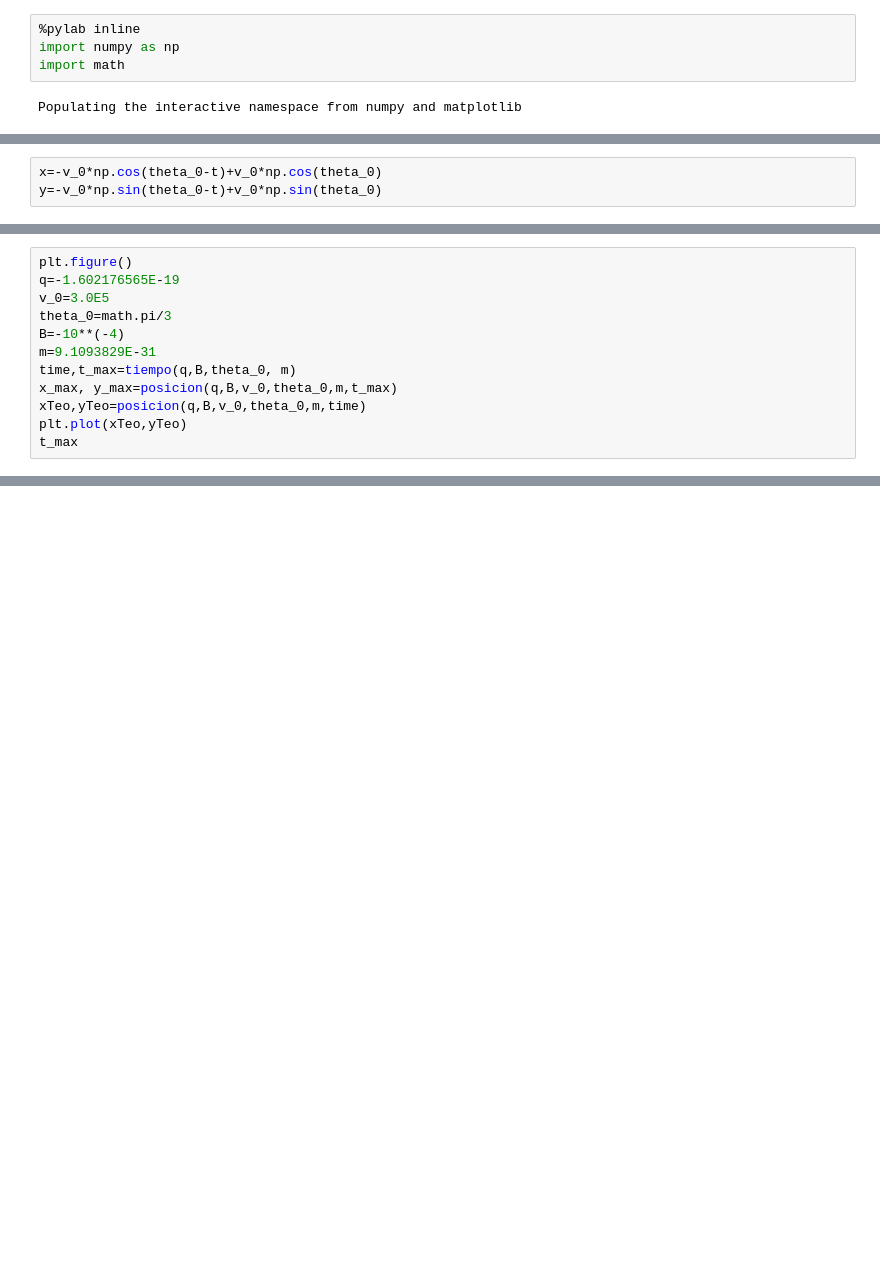
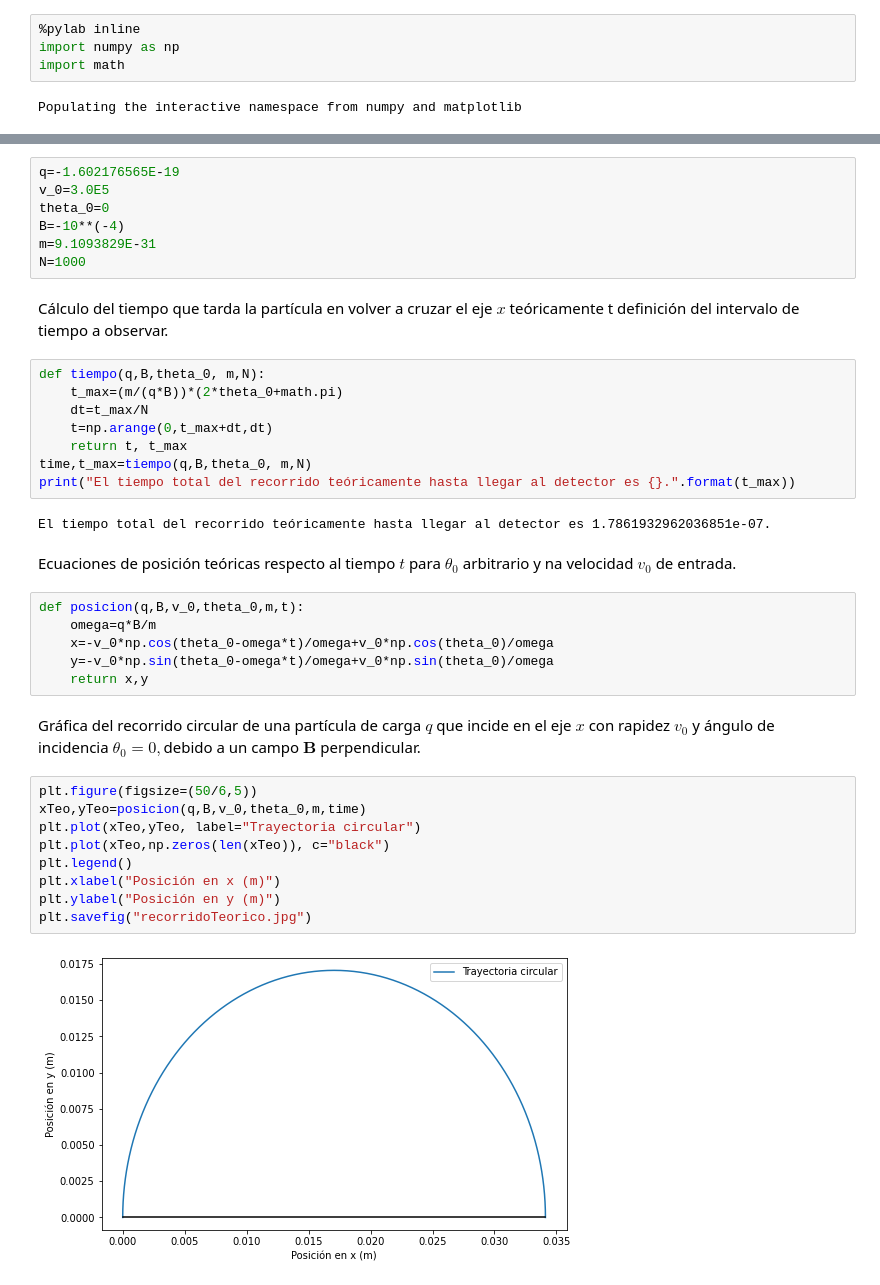
Before and after one commit to SantiagoBeltran/Trabajo_1_Aceleradores, a Jupyter notebook: TrayectoriaParticulas.ipynb, the cells around one changed output, grey strips where cells are left out. Drawn from its saved outputs; the diff is of its cells as text; blank space fills up the shorter version.

```diff
--- a/TrayectoriaParticulas.ipynb
+++ b/TrayectoriaParticulas.ipynb
@@ -30,3 +6,0 @@ t_max,t[-1]
-# %%
-x=-v_0*np.cos(theta_0-t)+v_0*np.cos(theta_0)
-y=-v_0*np.sin(theta_0-t)+v_0*np.sin(theta_0)
@@ -68,12 +6,0 @@ def posicion(q,B,v_0,theta_0,m,t):
-# %%
-plt.figure()
-q=-1.602176565E-19
-v_0=3.0E5
-theta_0=math.pi/3
-B=-10**(-4)
-m=9.1093829E-31
-time,t_max=tiempo(q,B,theta_0, m)
-x_max, y_max=posicion(q,B,v_0,theta_0,m,t_max)
-xTeo,yTeo=posicion(q,B,v_0,theta_0,m,time)
-plt.plot(xTeo,yTeo)
-t_max
@@ -176,0 +9,40 @@ Y máximos  1.214306433183765e-17 -5.583607271959988e-07 -6.868718249667334e-07
+# %%
+q=-1.602176565E-19
+v_0=3.0E5
+theta_0=0
+B=-10**(-4)
+m=9.1093829E-31
+N=1000
+# %% [markdown]
+Cálculo del tiempo que tarda la partícula en volver a cruzar el eje $x$ teóricamente t definición del intervalo de tiempo a observar.
+# %%
+def tiempo(q,B,theta_0, m,N):
+    t_max=(m/(q*B))*(2*theta_0+math.pi)
+    dt=t_max/N
+    t=np.arange(0,t_max+dt,dt)
+    return t, t_max
+time,t_max=tiempo(q,B,theta_0, m,N)
+print("El tiempo total del recorrido teóricamente hasta llegar al detector es {}.".format(t_max))
+# %% [output]
+El tiempo total del recorrido teóricamente hasta llegar al detector es 1.7861932962036851e-07.
+# %% [markdown]
+Ecuaciones de posición teóricas respecto al tiempo $t$ para $\theta_0$ arbitrario y na velocidad $v_0$ de entrada.
+# %%
+def posicion(q,B,v_0,theta_0,m,t):
+    omega=q*B/m
+    x=-v_0*np.cos(theta_0-omega*t)/omega+v_0*np.cos(theta_0)/omega
+    y=-v_0*np.sin(theta_0-omega*t)/omega+v_0*np.sin(theta_0)/omega
+    return x,y
+# %% [markdown]
+Gráfica del recorrido circular de una partícula de carga $q$ que incide en el eje $x$ con rapidez $v_0$ y ángulo de incidencia $\theta_0=0,$debido a un campo $\mathbf{B}$ perpendicular.
+# %%
+plt.figure(figsize=(50/6,5))
+xTeo,yTeo=posicion(q,B,v_0,theta_0,m,time)
+plt.plot(xTeo,yTeo, label="Trayectoria circular")
+plt.plot(xTeo,np.zeros(len(xTeo)), c="black")
+plt.legend()
+plt.xlabel("Posición en x (m)")
+plt.ylabel("Posición en y (m)")
+plt.savefig("recorridoTeorico.jpg")
+# %% [output]
+[figure, added]
```
Also changed, not shown: parts of 57 cells of this notebook, 5 other files.
